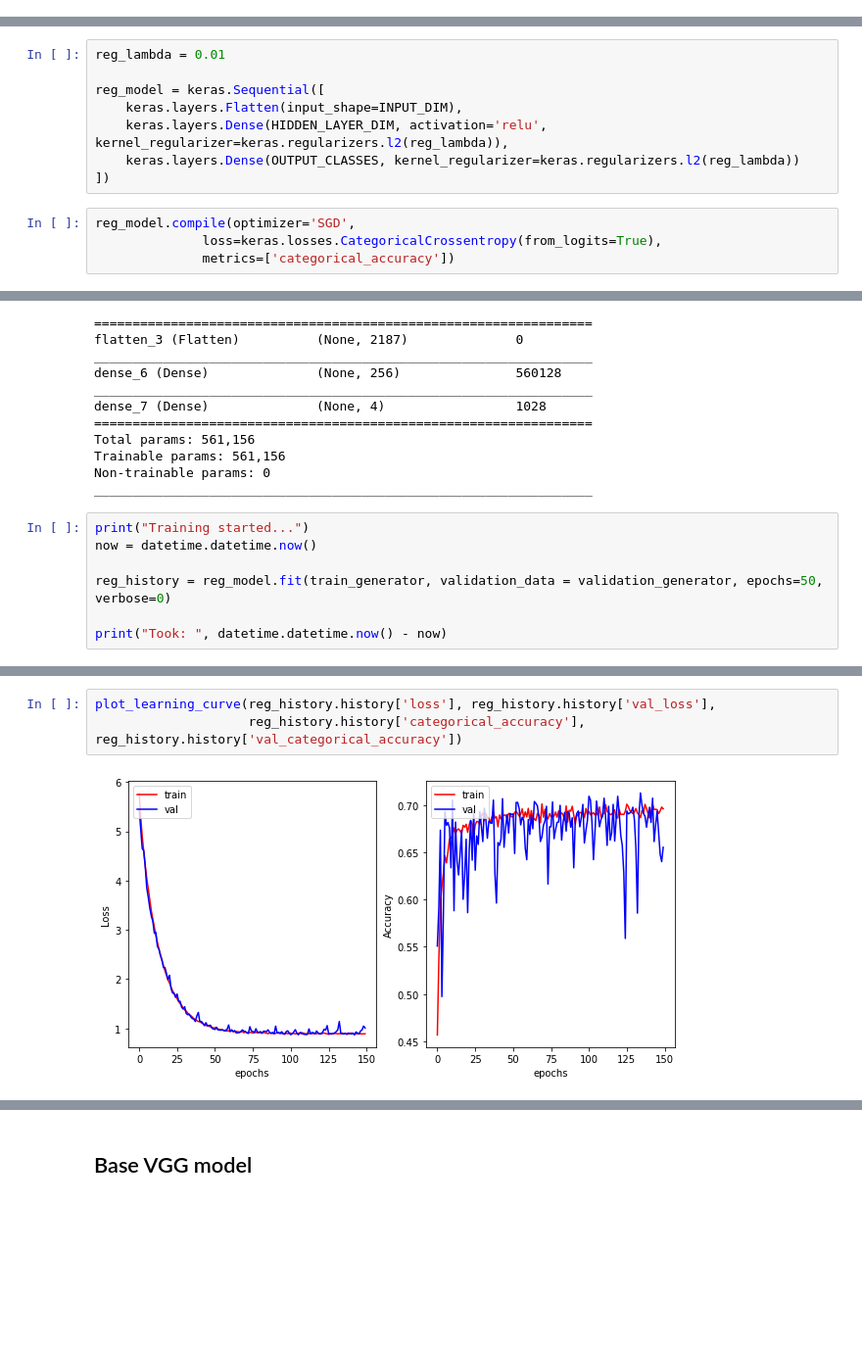
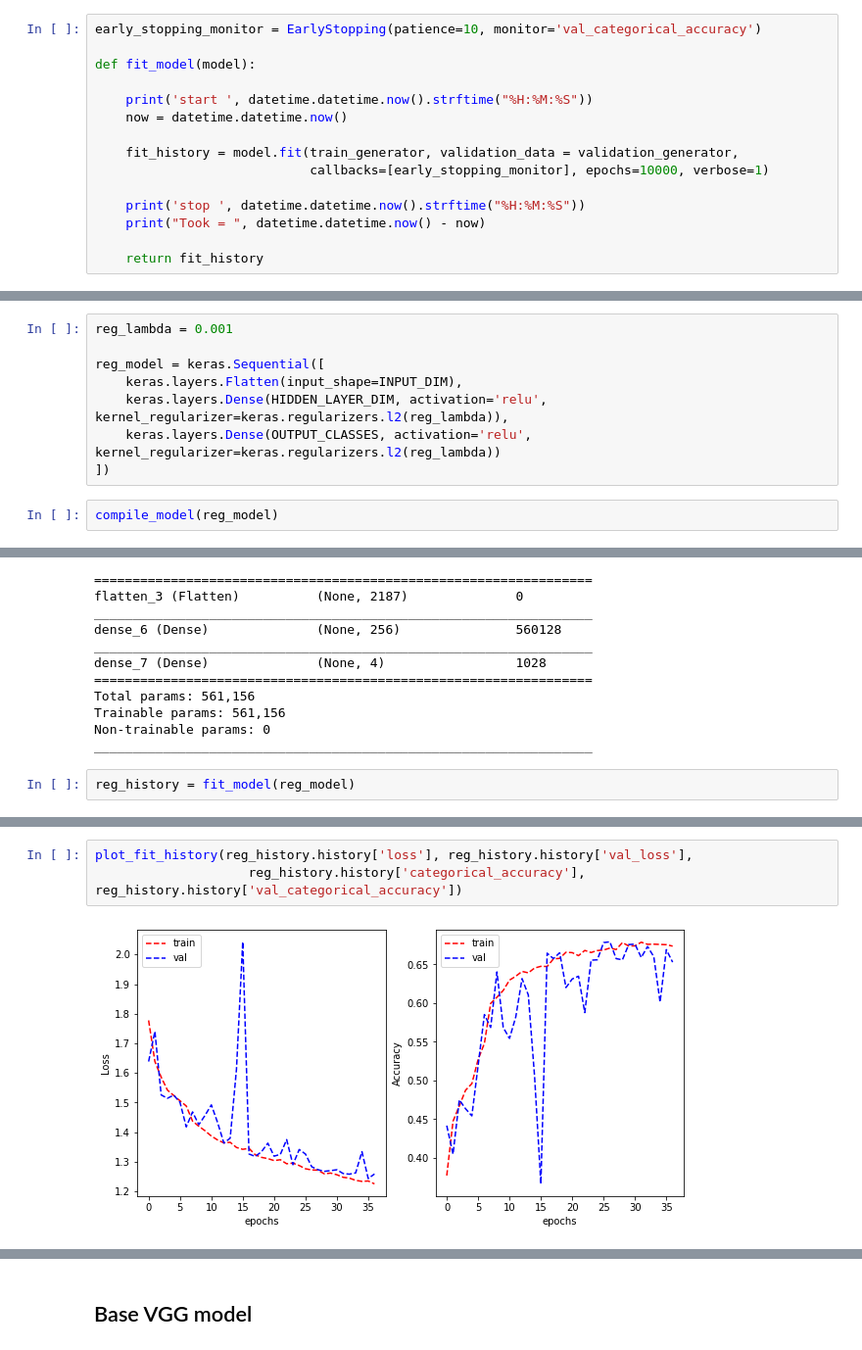
Before and after one commit to simonb65/COSC2673-A2, a Jupyter notebook: Assignmen2-TestDev.ipynb, the cells around one changed output, grey strips where cells are left out. Shown at 98% size. Drawn from its saved outputs; the diff is of its cells as text; blank space fills up the shorter version.

Commit message:
Changes to models

```diff
--- a/Assignmen2-TestDev.ipynb
+++ b/Assignmen2-TestDev.ipynb
@@ -271,0 +358,15 @@ def plot_confusion_matrix(test, pred):
+# %%
+early_stopping_monitor = EarlyStopping(patience=10, monitor='val_categorical_accuracy')
+
+def fit_model(model):
+
+    print('start ', datetime.datetime.now().strftime("%H:%M:%S"))
+    now = datetime.datetime.now()
+
+    fit_history = model.fit(train_generator, validation_data = validation_generator,
+                            callbacks=[early_stopping_monitor], epochs=10000, verbose=1)
+
+    print('stop ', datetime.datetime.now().strftime("%H:%M:%S"))
+    print("Took = ", datetime.datetime.now() - now)
+
+    return fit_history
@@ -320,17 +460,15 @@ plot_learning_curve(base_histroy.history['loss'], base_histroy.history['val_loss
 # %% [markdown]
 Trying some regularization
 # %%
-reg_lambda = 0.01
+reg_lambda = 0.001
 
 reg_model = keras.Sequential([
     keras.layers.Flatten(input_shape=INPUT_DIM),
     keras.layers.Dense(HIDDEN_LAYER_DIM, activation='relu', kernel_regularizer=keras.regularizers.l2(reg_lambda)),
-    keras.layers.Dense(OUTPUT_CLASSES, kernel_regularizer=keras.regularizers.l2(reg_lambda))
+    keras.layers.Dense(OUTPUT_CLASSES, activation='relu', kernel_regularizer=keras.regularizers.l2(reg_lambda))
 ])
 # %%
-reg_model.compile(optimizer='SGD',
-              loss=keras.losses.CategoricalCrossentropy(from_logits=True),
-              metrics=['categorical_accuracy'])
+compile_model(reg_model)
 # %%
 reg_model.summary()
 # %% [output]
@@ -349,10 +487,5 @@ Trainable params: 561,156
 Non-trainable params: 0
 _________________________________________________________________
 # %%
-print("Training started...")
-now = datetime.datetime.now()
-
-reg_history = reg_model.fit(train_generator, validation_data = validation_generator, epochs=50, verbose=0)
-
-print("Took: ", datetime.datetime.now() - now)
+reg_history = fit_model(reg_model)
 # %% [output]
@@ -362,5 +509,5 @@ Took =  0:05:40.008037
 # %%
-plot_learning_curve(reg_history.history['loss'], reg_history.history['val_loss'],
+plot_fit_history(reg_history.history['loss'], reg_history.history['val_loss'],
                     reg_history.history['categorical_accuracy'], reg_history.history['val_categorical_accuracy'])
 # %% [output]
-[figure, old version]
+[figure, new version]
```
Also changed, not shown: parts of 61 cells of this notebook.
